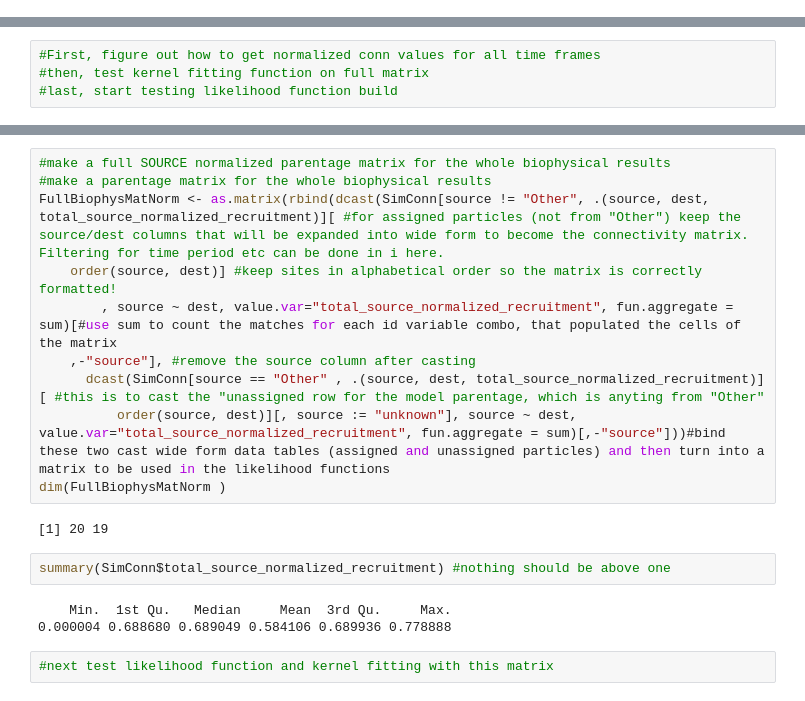
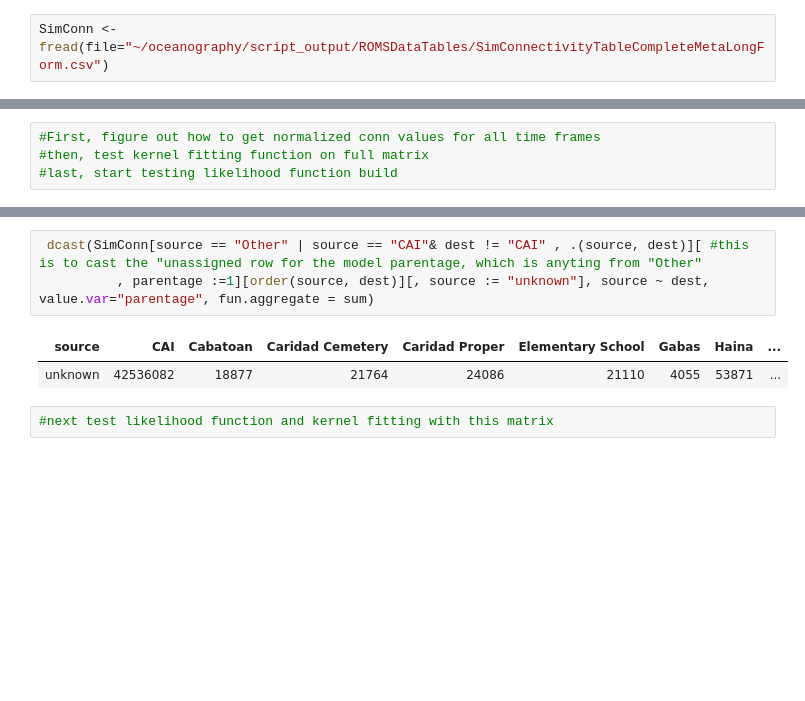
Before and after one commit to pinskylab/CamotesROMS, a Jupyter notebook: notebooks/optimize_ROMS_sampling.ipynb, the cells around one changed output, grey strips where cells are left out. Cells and saved outputs as stored; diff of their text form; blank space fills up the shorter version.

```diff
--- a/notebooks/optimize_ROMS_sampling.ipynb
+++ b/notebooks/optimize_ROMS_sampling.ipynb
@@ -195,0 +138,2 @@ setcolorder(SimConn, c("particle_id", "source", "dest", "year", "monsoon", "date
+# %%
+SimConn <- fread(file="~/oceanography/script_output/ROMSDataTables/SimConnectivityTableCompleteMetaLongForm.csv")
@@ -339,19 +211,8 @@ FullBiophysMat
-# %%
-#make a full SOURCE normalized parentage matrix for the whole biophysical results
-#make a parentage matrix for the whole biophysical results
-FullBiophysMatNorm <- as.matrix(rbind(dcast(SimConn[source != "Other", .(source, dest, total_source_normalized_recruitment)][ #for assigned particles (not from "Other") keep the source/dest columns that will be expanded into wide form to become the connectivity matrix. Filtering for time period etc can be done in i here.
-    order(source, dest)] #keep sites in alphabetical order so the matrix is correctly formatted!
-        , source ~ dest, value.var="total_source_normalized_recruitment", fun.aggregate = sum)[#use sum to count the matches for each id variable combo, that populated the cells of the matrix
-    ,-"source"], #remove the source column after casting
-      dcast(SimConn[source == "Other" , .(source, dest, total_source_normalized_recruitment)][ #this is to cast the "unassigned row for the model parentage, which is anyting from "Other"
-          order(source, dest)][, source := "unknown"], source ~ dest, value.var="total_source_normalized_recruitment", fun.aggregate = sum)[,-"source"]))#bind these two cast wide form data tables (assigned and unassigned particles) and then turn into a matrix to be used in the likelihood functions
-dim(FullBiophysMatNorm )
-# %% [output]
-[1] 20 19
-# %%
-summary(SimConn$total_source_normalized_recruitment) #nothing should be above one
-# %% [output]
-    Min.  1st Qu.   Median     Mean  3rd Qu.     Max.
-0.000004 0.688680 0.689049 0.584106 0.689936 0.778888
+# %%
+ dcast(SimConn[source == "Other" | source == "CAI"& dest != "CAI" , .(source, dest)][ #this is to cast the "unassigned row for the model parentage, which is anyting from "Other"
+          , parentage :=1][order(source, dest)][, source := "unknown"], source ~ dest, value.var="parentage", fun.aggregate = sum)
+# %% [output]
+| source | CAI | Cabatoan | Caridad Cemetery | Caridad Proper | Elementary School | Gabas | Haina | ... |
+| unknown | 42536082 | 18877 | 21764 | 24086 | 21110 | 4055 | 53871 | ... |
 # %%
 #next test likelihood function and kernel fitting with this matrix
```
Also changed, not shown: parts of 32 cells of this notebook.
